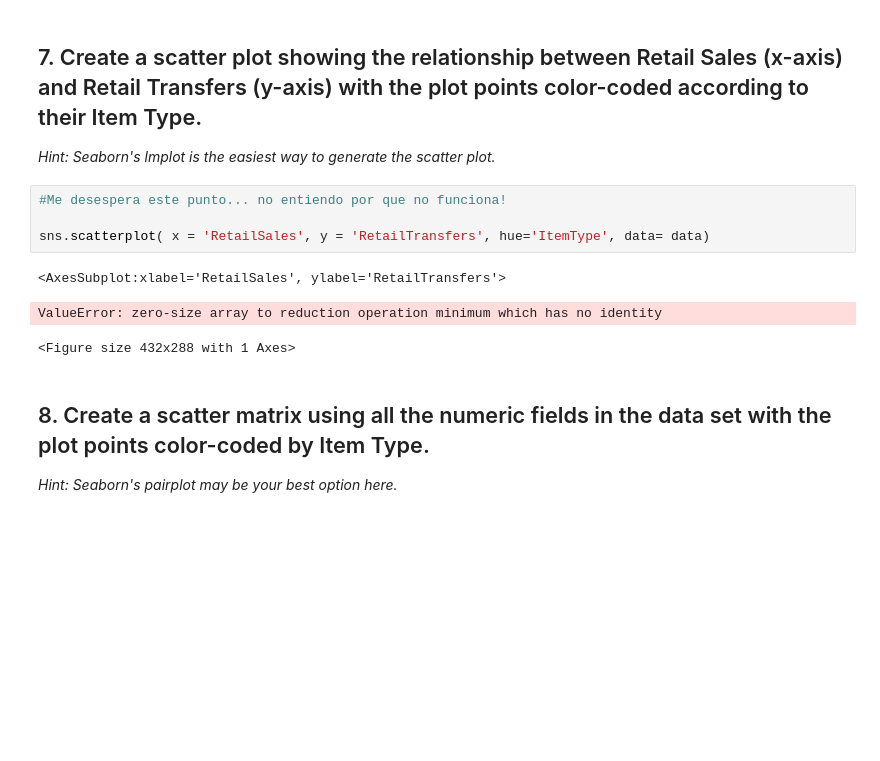
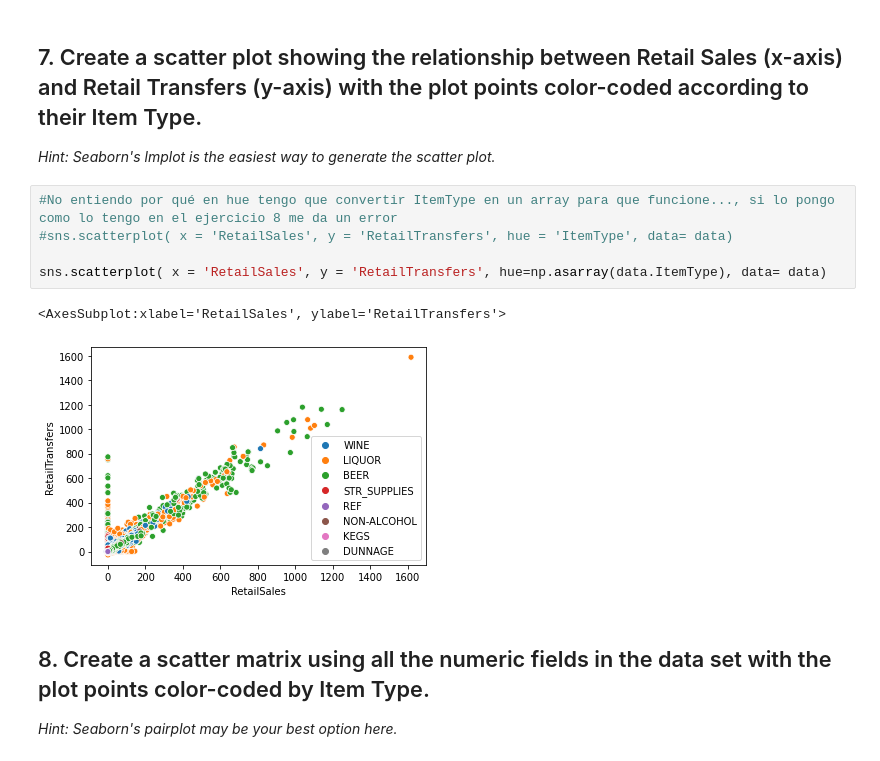
Before and after one commit to marta-zavala/datamad0820, a Jupyter notebook: module-2/lab-plotting-multiple-data-series/your-code/main.ipynb, the cells around one changed output. Drawn from its saved outputs; the diff is of its cells as text; blank space fills up the shorter version.

```diff
--- a/module-2/lab-plotting-multiple-data-series/your-code/main.ipynb
+++ b/module-2/lab-plotting-multiple-data-series/your-code/main.ipynb
@@ -91,14 +91,14 @@ ex5.plot.bar(figsize=(12,5))
 ## 7. Create a scatter plot showing the relationship between Retail Sales (x-axis) and Retail Transfers (y-axis) with the plot points color-coded according to their Item Type.
 
 *Hint: Seaborn's lmplot is the easiest way to generate the scatter plot.*
-# %%
-#Me desespera este punto... no entiendo por que no funciona!
-
-sns.scatterplot( x = 'RetailSales', y = 'RetailTransfers', hue='ItemType', data= data)
-# %% [output]
-<AxesSubplot:xlabel='RetailSales', ylabel='RetailTransfers'>
-ValueError: zero-size array to reduction operation minimum which has no identity
-<Figure size 432x288 with 1 Axes>
+# %%
+#No entiendo por qué en hue tengo que convertir ItemType en un array para que funcione..., si lo pongo como lo tengo en el ejercicio 8 me da un error
+#sns.scatterplot( x = 'RetailSales', y = 'RetailTransfers', hue = 'ItemType', data= data)
+
+sns.scatterplot( x = 'RetailSales', y = 'RetailTransfers', hue=np.asarray(data.ItemType), data= data)
+# %% [output]
+<AxesSubplot:xlabel='RetailSales', ylabel='RetailTransfers'>
+[figure, added]
 # %% [markdown]
 ## 8. Create a scatter matrix using all the numeric fields in the data set with the plot points color-coded by Item Type.
 
```
